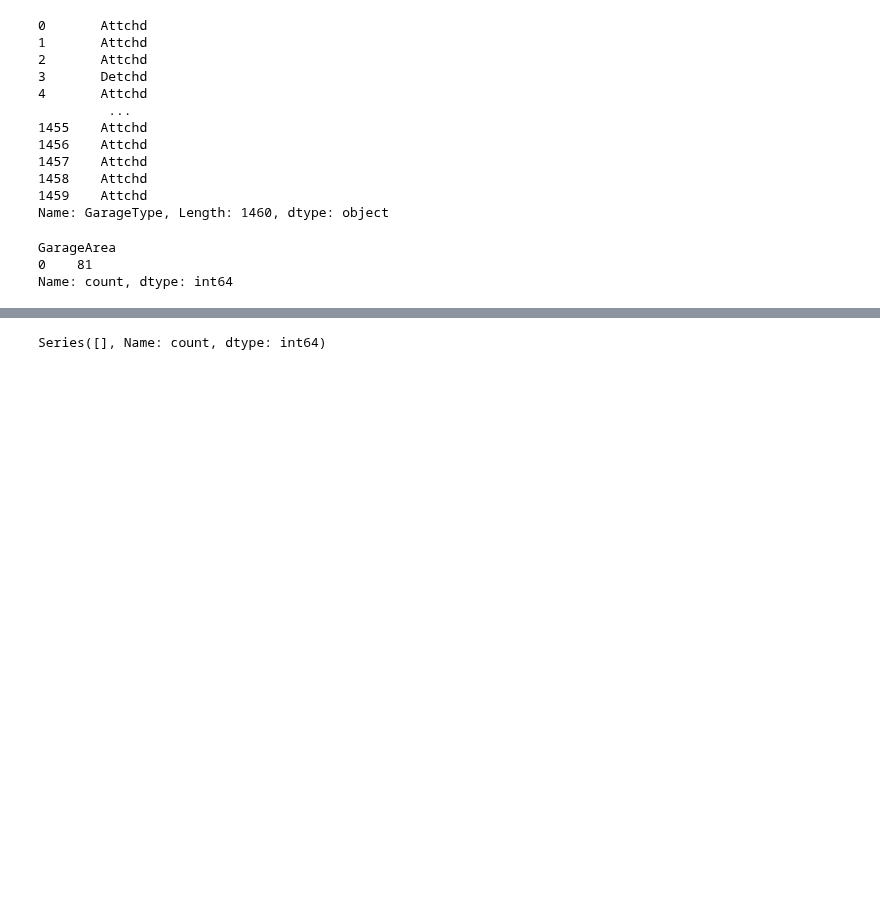
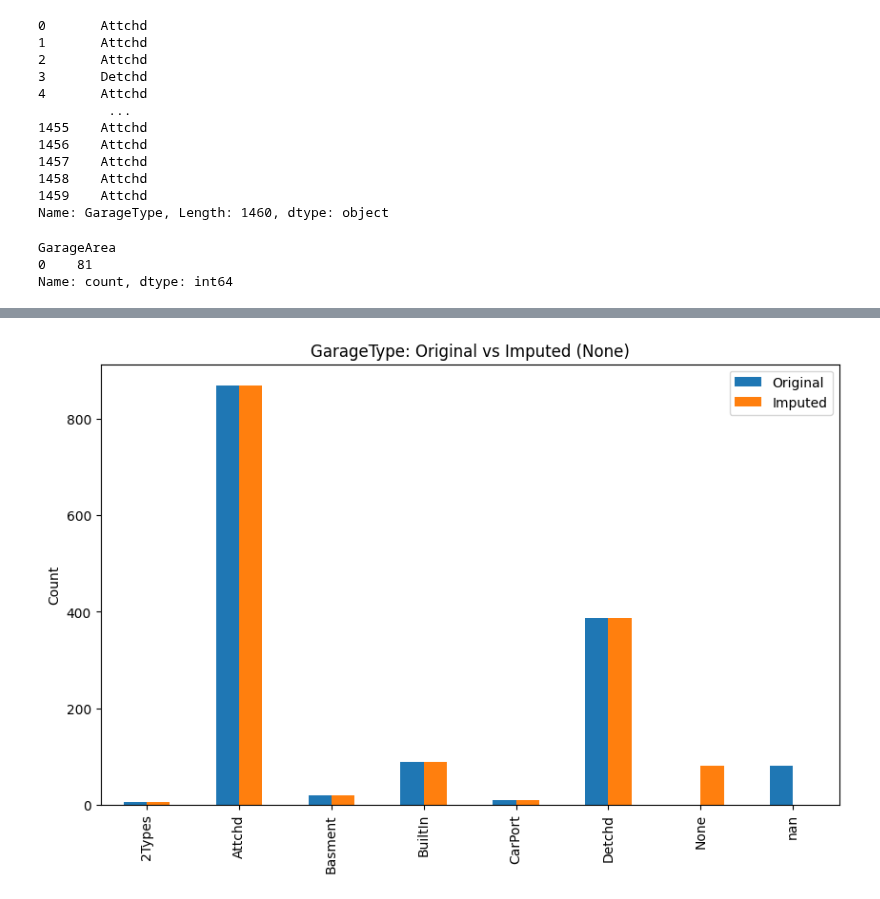
Before and after one commit to akhyear/house_price_prediction, a Jupyter notebook: train_code.ipynb, the cells around one changed output, grey strips where cells are left out. Drawn from its saved outputs; the diff is of its cells as text; code cells hidden in the pictures; blank space fills up the shorter version.

```diff
--- a/train_code.ipynb
+++ b/train_code.ipynb
@@ -357,4 +375,5 @@ GarageArea
 Name: count, dtype: int64
 # %%
 # imputing missing GarageType values, with None
-df['GarageType'] = df['GarageType'].fillna('None')
+df['GarageType_NoNull'] = df['GarageType'].fillna('None')
+df['GarageType_NoNull']
@@ -361,5 +393,18 @@ df['GarageType'] = df['GarageType'].fillna('None')
-# %%
-missing_garage_type = df[df['GarageType'].isnull()]
-print(missing_garage_type['GarageArea'].value_counts())
-# %% [output]
-Series([], Name: count, dtype: int64)
+# %%
+# Compare value counts for original and imputed GarageType
+original_counts = df['GarageType'].value_counts(dropna=False)
+imputed_counts = df['GarageType_NoNull'].value_counts()
+
+# Combine into a DataFrame for side-by-side comparison
+comparison = pd.DataFrame({
+    'Original': original_counts,
+    'Imputed': imputed_counts
+}).fillna(0)
+
+# Plot as bar chart
+comparison.plot(kind='bar', figsize=(10, 6))
+plt.title('GarageType: Original vs Imputed (None)')
+plt.ylabel('Count')
+plt.show()
+# %% [output]
+[figure, added]
```
Also changed, not shown: parts of 15 cells of this notebook.
